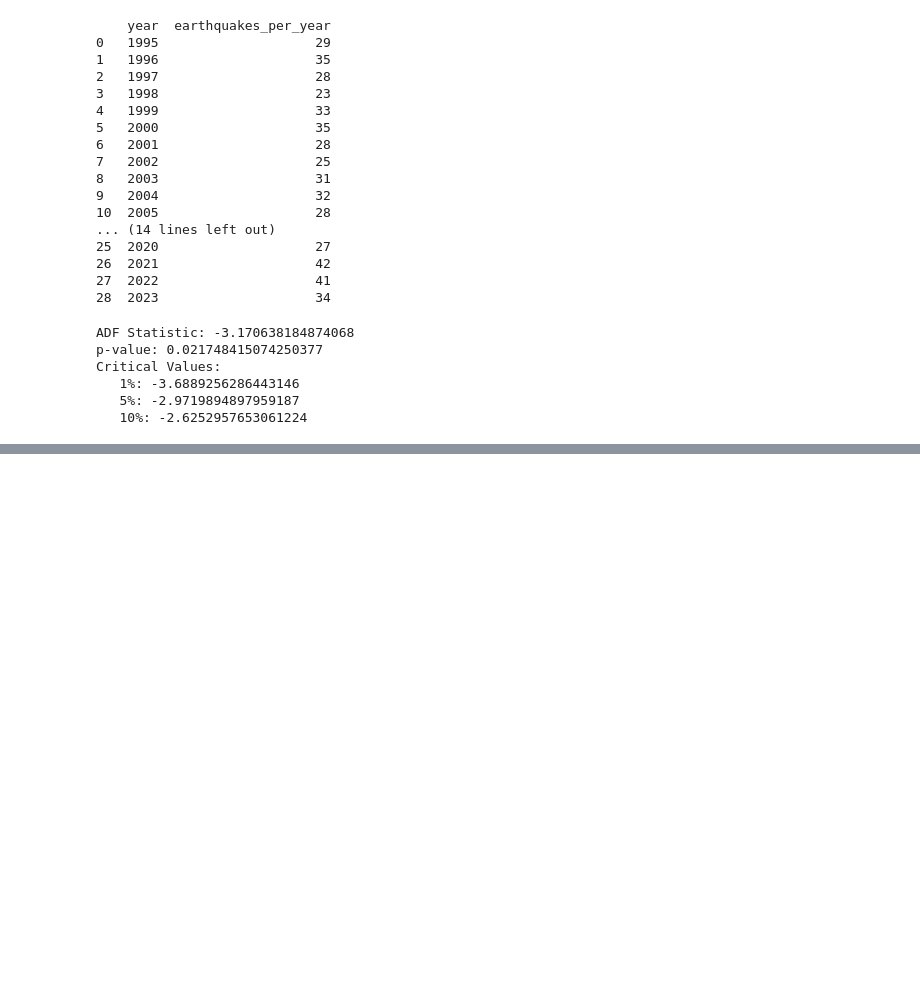
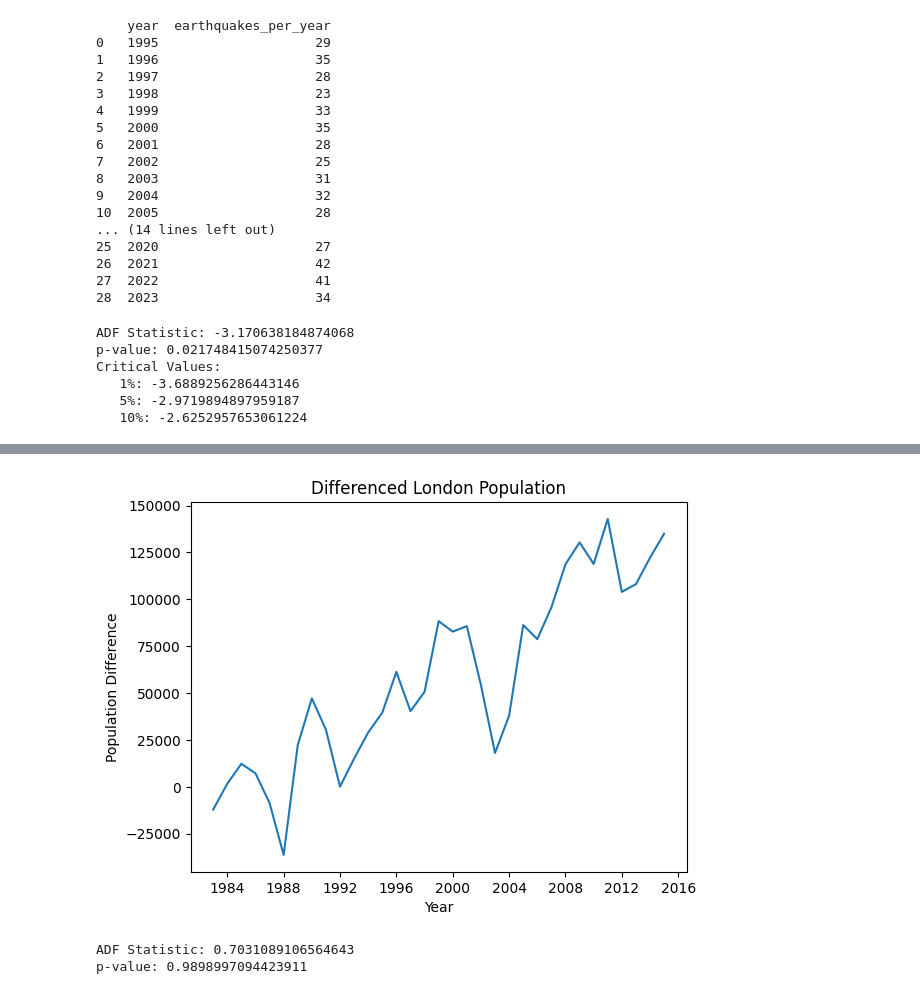
Before and after one commit to amelie-major/Financial-Models, a Jupyter notebook: notebooks/arima_model.ipynb, the cells around one changed output, grey strips where cells are left out. Cells and saved outputs as stored; diff of their text form; code cells hidden in the pictures; blank space fills up the shorter version.

```diff
--- a/notebooks/arima_model.ipynb
+++ b/notebooks/arima_model.ipynb
@@ -107,0 +116,15 @@ plt.show()
+# %%
+city_stationary = city['Population'].diff().dropna()
+result = adfuller(city_stationary)
+fig, ax = plt.subplots()
+ax.plot(city['Year'].iloc[1:], city_stationary)
+ax.set_title('Differenced London Population')
+ax.set_xlabel('Year')
+ax.set_ylabel('Population Difference')
+plt.show()
+print('ADF Statistic:', result[0])
+print('p-value:', result[1])
+# %% [output]
+[figure, added]
+ADF Statistic: 0.7031089106564643
+p-value: 0.9898997094423911
```
Also changed, not shown: parts of 8 cells of this notebook, 1 other file.
